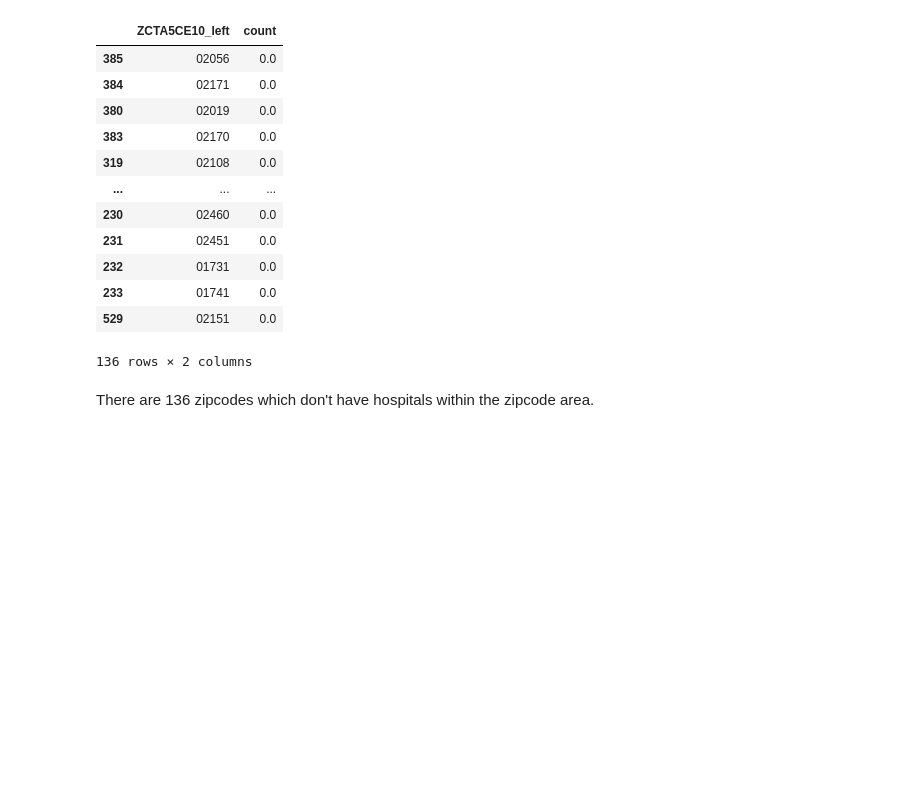
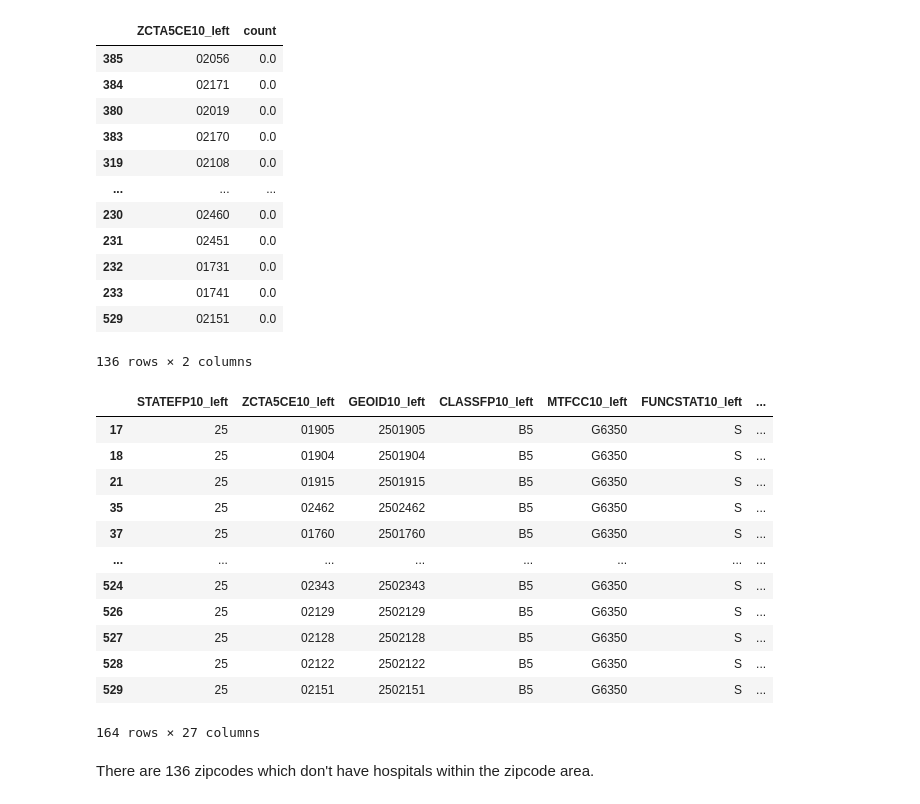
Before and after one commit to zhining-sun/UEP239-FinalProject, a Jupyter notebook: FinalProject_ZhiningSun.ipynb, the cells around one changed output. Drawn from its saved outputs; the diff is of its cells as text; code cells hidden in the pictures; blank space fills up the shorter version.

```diff
--- a/FinalProject_ZhiningSun.ipynb
+++ b/FinalProject_ZhiningSun.ipynb
@@ -386,5 +443,25 @@ spatial_count_lowest
 | 233 | 01741 | 0.0 |
 | 529 | 02151 | 0.0 |
 136 rows × 2 columns
+# %%
+hospital_join['reclassify']=np.NaN
+# %%
+hospital_join.loc[hospital_join['count']==0,'reclassify']=1
+# %%
+hospital_join
+# %% [output]
+|  | STATEFP10_left | ZCTA5CE10_left | GEOID10_left | CLASSFP10_left | MTFCC10_left | FUNCSTAT10_left | ... |
+| 17 | 25 | 01905 | 2501905 | B5 | G6350 | S | ... |
+| 18 | 25 | 01904 | 2501904 | B5 | G6350 | S | ... |
+| 21 | 25 | 01915 | 2501915 | B5 | G6350 | S | ... |
+| 35 | 25 | 02462 | 2502462 | B5 | G6350 | S | ... |
+| 37 | 25 | 01760 | 2501760 | B5 | G6350 | S | ... |
+| ... | ... | ... | ... | ... | ... | ... | ... |
+| 524 | 25 | 02343 | 2502343 | B5 | G6350 | S | ... |
+| 526 | 25 | 02129 | 2502129 | B5 | G6350 | S | ... |
+| 527 | 25 | 02128 | 2502128 | B5 | G6350 | S | ... |
+| 528 | 25 | 02122 | 2502122 | B5 | G6350 | S | ... |
+| 529 | 25 | 02151 | 2502151 | B5 | G6350 | S | ... |
+164 rows × 27 columns
 # %% [markdown]
 There are 136 zipcodes which don't have hospitals within the zipcode area.
```
Also changed, not shown: parts of 15 cells of this notebook.
